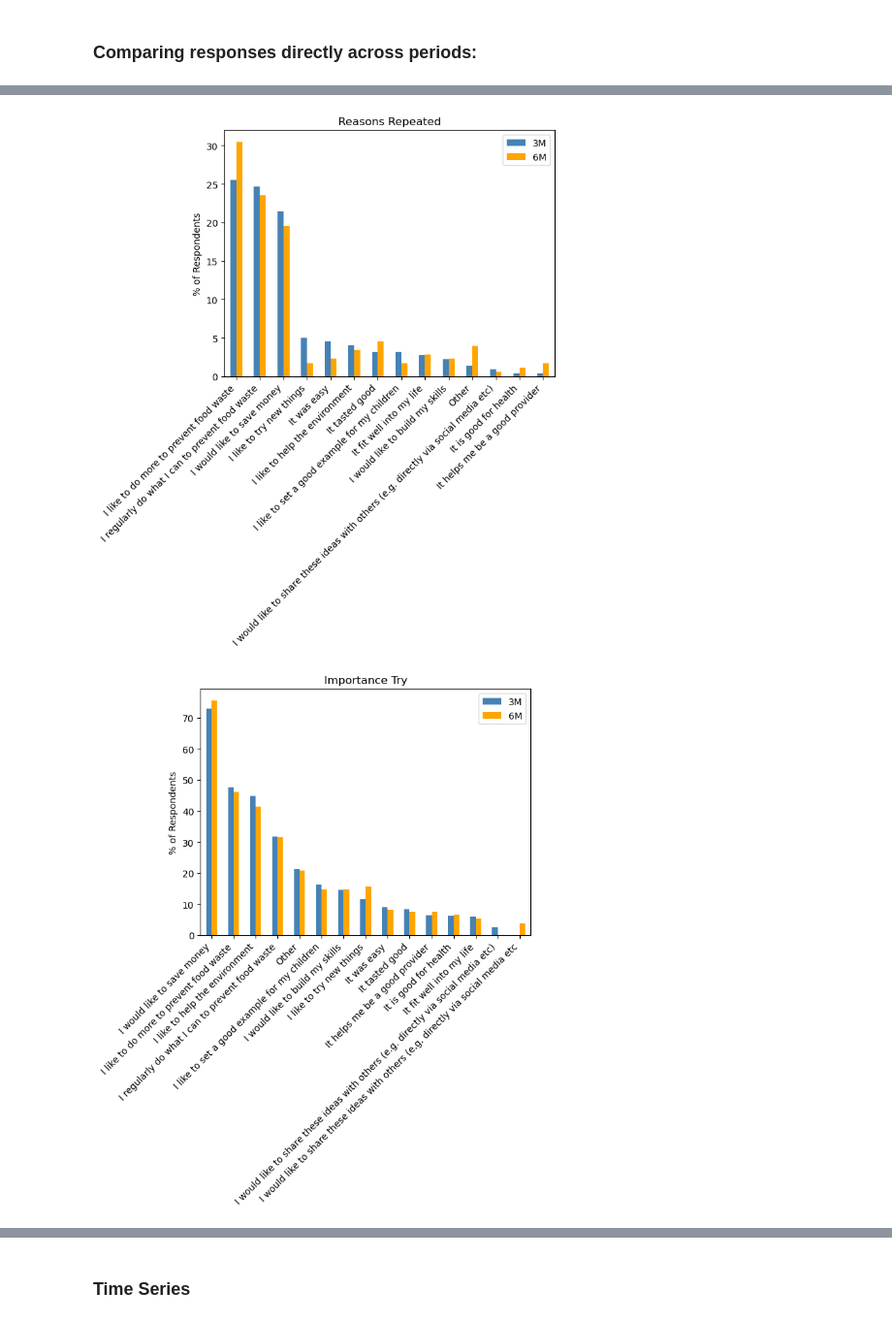
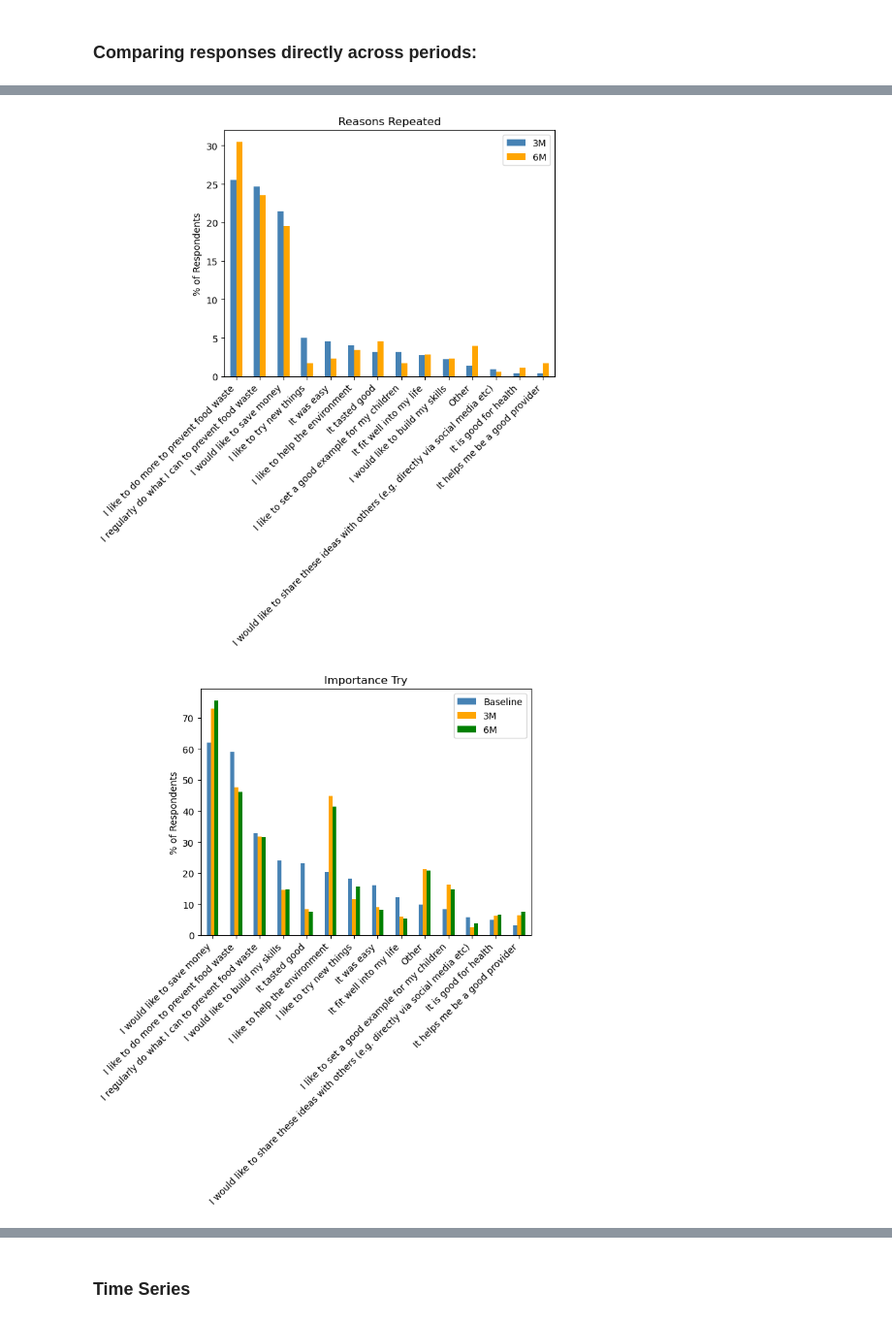
Before and after one commit to micahnmcg36-droid/Food-Waste, a Jupyter notebook: FoodWaste.ipynb, the cells around one changed output, grey strips where cells are left out. Shown at 97% size. Drawn from its saved outputs; the diff is of its cells as text; code cells hidden in the pictures.

```diff
--- a/FoodWaste.ipynb
+++ b/FoodWaste.ipynb
@@ -17,6 +17,7 @@ from private import REDACTED_EMAIL
 start = time.time()
 random.seed(42)
 SHOW_PLOTS = True #Change this to True if you want to display all plots and tables
+INCLUDE_5 = True #Change to True if want to include 5's with 1's, False if want to remove 5's
 # %% [markdown]
 # I: Data Management
 # %% [markdown]
@@ -203,3 +278,0 @@ df[not_try_cols] = df[not_try_cols].notna().astype(int)
-# %%
-df['try_sum'] = df[try_cols].sum(axis = 1)
-df['not_try_sum'] = df[not_try_cols].sum(axis = 1)
@@ -656,0 +772,22 @@ df['6M_IMPORTANCE_TRY'] = df['6M_IMPORTANCE_TRY'].str.replace('I would like to s
+# %%
+#(set(df['3M_IMPORTANT_NOTTRY'].str.split(',\s*').explode().unique()) ^ set(df['Important_Nottry'].str.split(',\s*').explode().unique()))
+
+#the only real differences are 1 wording mismatch and a quote mismatch
+#this is fixing the quote mismatch:
+df['3M_IMPORTANT_NOTTRY'] = df['3M_IMPORTANT_NOTTRY'].str.replace('\u2019', "'", regex=False)
+df['Important_Nottry'] = df['Important_Nottry'].str.replace('\u2019', "'", regex=False)
+#(set(df['3M_IMPORTANT_NOTTRY'].str.split(',\s*').explode().unique()) ^ set(df['Important_Nottry'].str.split(',\s*').explode().unique()))
+
+df['Important_Nottry'] = df['Important_Nottry'].str.replace(
+    'I think I would not enjoy the process',
+    'I would not enjoy the process',
+    regex=False
+)
+
+(set(df['3M_IMPORTANT_NOTTRY'].str.split(',\s*').explode().unique()) ^ set(df['Important_Nottry'].str.split(',\s*').explode().unique()))
+
+#now let's make sure the 6 month matches up:
+
+
+df['6M_IMPORTANT_NOTTRY'] = df['6M_IMPORTANT_NOTTRY'].str.replace('\u2019', "'", regex=False)
+(set(df['3M_IMPORTANT_NOTTRY'].str.split(',\s*').explode().unique()) ^ set(df['6M_IMPORTANT_NOTTRY'].str.split(',\s*').explode().unique()))
@@ -754,23 +893,29 @@ plot_onevar(df, '6M_IMPORTANT_NOTTRY')
 # %%
 reas_not_try_pct_3 = get_response_pct(df, '3M_REAS_NOT_TRIED')
 reas_not_try_pct_6 = get_response_pct(df, '6M_REAS_NOT_TRIED')
 reas_norepeat_pct_3 = get_response_pct(df, '3M_REAS_NOREPEAT')
 reas_norepeat_pct_6 = get_response_pct(df, '6M_REAS_NOREPEAT')
 reas_repeat_pct_3 = get_response_pct(df, '3M_REAS_YESREPEAT')
 reas_repeat_pct_6 = get_response_pct(df, '6M_REAS_YESREPEAT')
+importance_try_base = get_response_pct(df, 'Importance_Try')
 importance_try_3 = get_response_pct(df, '3M_IMPORTANCE_TRY')
 importance_try_6 = get_response_pct(df, '6M_IMPORTANCE_TRY')
+important_nottry_base = get_response_pct(df, 'Important_Nottry')
+important_nottry_3 = get_response_pct(df, '3M_IMPORTANT_NOTTRY')
+important_nottry_6 = get_response_pct(df, '6M_IMPORTANT_NOTTRY')
 
 
-for s3, s6, title in [
-    (reas_not_try_pct_3, reas_not_try_pct_6, 'Reasons Not Tried'),
-    (reas_norepeat_pct_3, reas_norepeat_pct_6, 'Reasons Did Not Repeat'),
-    (reas_repeat_pct_3, reas_repeat_pct_6, 'Reasons Repeated'),
-    (importance_try_3, importance_try_6, 'Importance Try')
+
+for s3, s6, title, baseline in [
+    (reas_not_try_pct_3, reas_not_try_pct_6, 'Reasons Not Tried', None),
+    (reas_norepeat_pct_3, reas_norepeat_pct_6, 'Reasons Did Not Repeat', None),
+    (reas_repeat_pct_3, reas_repeat_pct_6, 'Reasons Repeated', None),
+    (importance_try_3, importance_try_6, 'Importance Try', importance_try_base),
+    (important_nottry_3, important_nottry_6, 'Important Not Try', important_nottry_base)
 ]:
-    plot_responses(make_response_df(s3, s6), title=title)
+    plot_responses(make_response_df(s3, s6, baseline=baseline), title=title)
 # %% [output]
 [figure]
 [figure]
 [figure]
-[figure, old version]
+[figure, new version]
```
Also changed, not shown: parts of 36 cells of this notebook.
